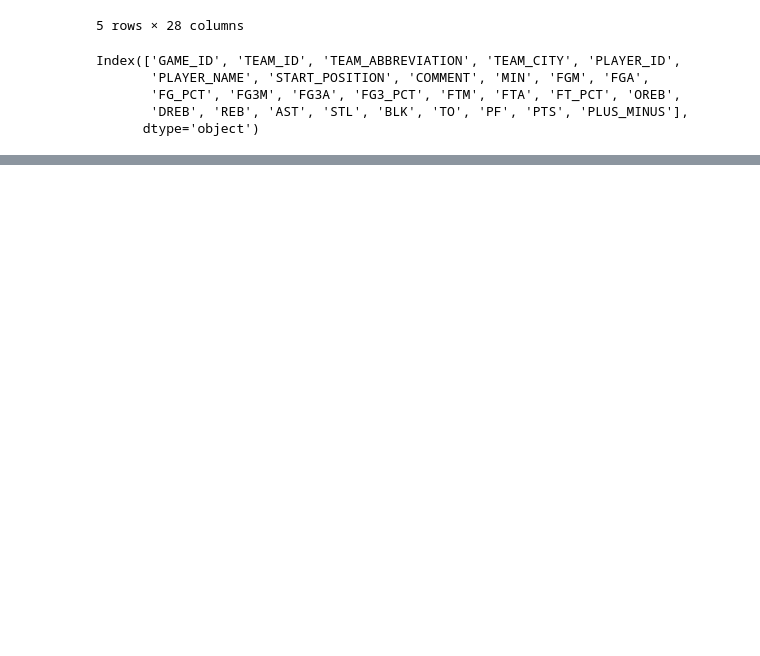
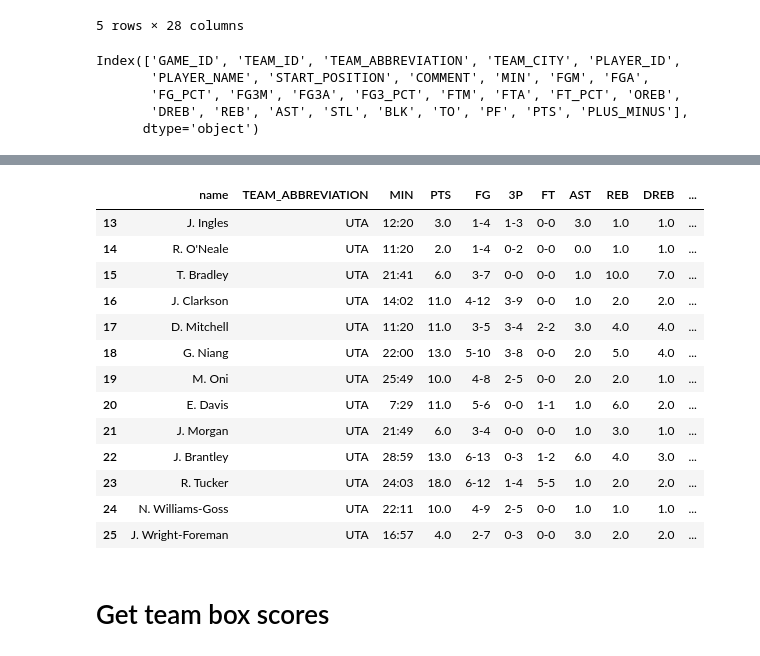
Before and after one commit to SpecCRA/vlads_data_project, a Jupyter notebook: data_scraper_prototype.ipynb, the cells around one changed output, grey strips where cells are left out. Saved outputs shown, nothing was run; the diff lists cells and outputs as text; code cells hidden in the pictures; blank space fills up the shorter version.

```diff
--- a/data_scraper_prototype.ipynb
+++ b/data_scraper_prototype.ipynb
@@ -102,3 +113,5 @@ Index(['GAME_ID', 'TEAM_ID', 'TEAM_ABBREVIATION', 'TEAM_CITY', 'PLAYER_ID',
+# %%
+player_box_scores_df['name'] = player_box_scores_df.PLAYER_NAME.apply(format_names)
 # %%
 player_box_scores_df.columns
 # %% [output]
@@ -109 +123,5 @@ Index(['GAME_ID', 'TEAM_ID', 'TEAM_ABBREVIATION', 'TEAM_CITY', 'PLAYER_ID',
       dtype='object')
+# %%
+# This dataframe stores the players box scores for that game
+players_box_outdf = player_box_scores_df[['name', 'TEAM_ABBREVIATION', 'MIN', 'PTS', 'FG', '3P', 'FT', \
+                                          'AST', 'REB','DREB', 'OREB', 'BLK', 'STL', 'TO', 'PF']]
@@ -109,0 +147,18 @@ Index(['GAME_ID', 'TEAM_ID', 'TEAM_ABBREVIATION', 'TEAM_CITY', 'PLAYER_ID',
+# %%
+opp_outdf = players_box_outdf[players_box_outdf.TEAM_ABBREVIATION != 'SAS']
+opp_outdf
+# %% [output]
+|  | name | TEAM_ABBREVIATION | MIN | PTS | FG | 3P | FT | AST | REB | DREB | ... |
+| 13 | J. Ingles | UTA | 12:20 | 3.0 | 1-4 | 1-3 | 0-0 | 3.0 | 1.0 | 1.0 | ... |
+| 14 | R. O'Neale | UTA | 11:20 | 2.0 | 1-4 | 0-2 | 0-0 | 0.0 | 1.0 | 1.0 | ... |
+| 15 | T. Bradley | UTA | 21:41 | 6.0 | 3-7 | 0-0 | 0-0 | 1.0 | 10.0 | 7.0 | ... |
+| 16 | J. Clarkson | UTA | 14:02 | 11.0 | 4-12 | 3-9 | 0-0 | 1.0 | 2.0 | 2.0 | ... |
+| 17 | D. Mitchell | UTA | 11:20 | 11.0 | 3-5 | 3-4 | 2-2 | 3.0 | 4.0 | 4.0 | ... |
+| 18 | G. Niang | UTA | 22:00 | 13.0 | 5-10 | 3-8 | 0-0 | 2.0 | 5.0 | 4.0 | ... |
+| 19 | M. Oni | UTA | 25:49 | 10.0 | 4-8 | 2-5 | 0-0 | 2.0 | 2.0 | 1.0 | ... |
+| 20 | E. Davis | UTA | 7:29 | 11.0 | 5-6 | 0-0 | 1-1 | 1.0 | 6.0 | 2.0 | ... |
+| 21 | J. Morgan | UTA | 21:49 | 6.0 | 3-4 | 0-0 | 0-0 | 1.0 | 3.0 | 1.0 | ... |
+| 22 | J. Brantley | UTA | 28:59 | 13.0 | 6-13 | 0-3 | 1-2 | 6.0 | 4.0 | 3.0 | ... |
+| 23 | R. Tucker | UTA | 24:03 | 18.0 | 6-12 | 1-4 | 5-5 | 1.0 | 2.0 | 2.0 | ... |
+| 24 | N. Williams-Goss | UTA | 22:11 | 10.0 | 4-9 | 2-5 | 0-0 | 1.0 | 1.0 | 1.0 | ... |
+| 25 | J. Wright-Foreman | UTA | 16:57 | 4.0 | 2-7 | 0-3 | 0-0 | 3.0 | 2.0 | 2.0 | ... |
@@ -109,0 +170,2 @@ Index(['GAME_ID', 'TEAM_ID', 'TEAM_ABBREVIATION', 'TEAM_CITY', 'PLAYER_ID',
+# %% [markdown]
+# Get team box scores
```
Also changed, not shown: parts of 29 cells of this notebook, 9 other files.
